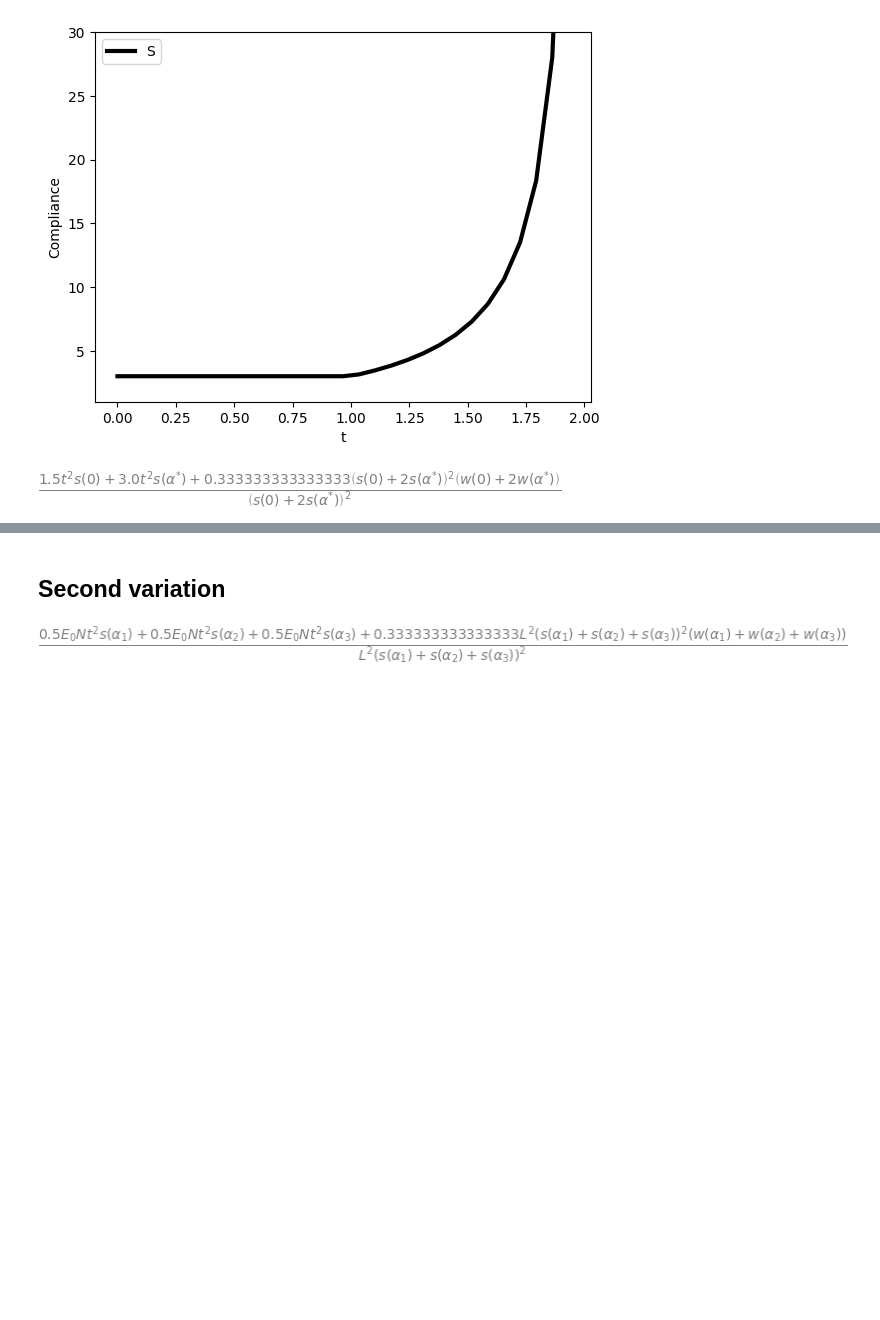
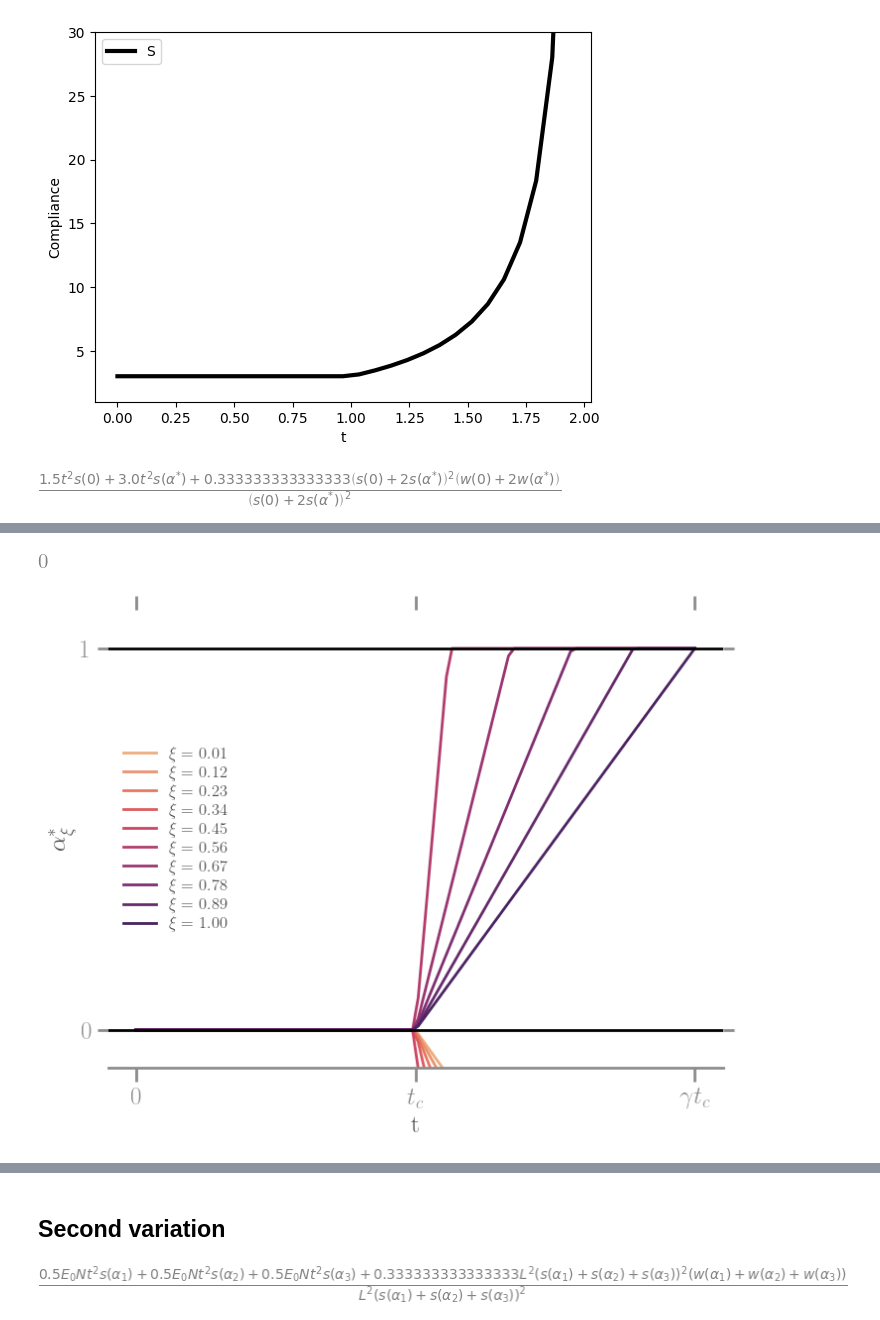
Before and after one commit to kumiori/indiscrete, a Jupyter notebook: playground/discrete-bar-symbolic.ipynb, the cells around one changed output, grey strips where cells are left out. Saved outputs shown, nothing was run; the diff lists cells and outputs as text; code cells hidden in the pictures; blank space fills up the shorter version.

Commit message:
plotting bifurcations. Read it again...

```diff
--- a/playground/discrete-bar-symbolic.ipynb
+++ b/playground/discrete-bar-symbolic.ipynb
@@ -1190,0 +1243,9 @@ plt.ylim(1, 30)
+# %%
+_N = 3
+# _matpar = {"N": _N, "γ": 2, "E0": 1, "w1": 1, "L": 1}
+_matpar = {"N": _N, "γ": 2, "E0": 1, "w1": 1, "L": 1}
+
+
+atls = SymbolicDiscreteDamage(_matpar)
+system = ModelAnalysis(atls)
+system.criterion().subs(_matpar)
@@ -1190,0 +1254,11 @@ plt.ylim(1, 30)
+# %%
+bif_crit_xi = (
+    sp.diff(
+        system.energy_xi_bifurcations().subs({sp.symbols("α^*"): 0}), sp.symbols("α_t")
+    )
+    .replace(sp.Function("s"), system.model.s)
+    .replace(sp.Function("w"), system.model.w)
+    .simplify()
+)
+
+bif_crit_xi
@@ -1190,0 +1271,58 @@ plt.ylim(1, 30)
+# %%
+parameters = _matpar.copy()
+
+# matplotlibdefaults(palette="light", useTex=True)
+
+tc = system.critical_load(matpar=_matpar)[0][0]
+# _loads = np.linspace(0.0, float(_matpar["γ"] * tc), 100)
+_loads = np.linspace(0.0, float(parameters["γ"] * tc), 100)
+
+sols = sp.solve(bif_crit_xi, sp.symbols("α_t"))
+
+fig, ax = plt.subplots(1, 1, figsize=(8, 6))
+
+_sequence = np.linspace(0.01, 1, 10)
+palette = sns.color_palette("viridis", n_colors=10)
+palette = sns.color_palette("Paired")
+palette = sns.color_palette("rocket", as_cmap=True)
+palette = sns.color_palette("flare", as_cmap=True)
+
+
+for _xi in _sequence:
+    parameters.update({sp.symbols("xi"): _xi})
+    _sols = [sol.subs(parameters) for sol in sols]
+    idx = system.positive_solution_wrt_t(parameters)
+    bounded_sol = sp.Piecewise((_sols[idx], t >= tc), (0, t < tc))
+    _f = sp.lambdify(t, bounded_sol, "numpy")
+    ax.plot(
+        _loads,
+        np.minimum(_f(_loads), 1),
+        label=f"$\\xi = {_xi:.2f}$",
+        color=palette(_xi),
+    )
+
+plt.axhline(0, c="k")
+plt.axhline(1, c="k")
+plt.legend()
+plt.ylabel("$\\alpha_\\xi^*$")
+plt.xlabel("t")
+
+ax.set_xticks([0, float(tc), parameters["γ"] * float(tc)], [0, "$t_c$", "$\gamma t_c$"])
+ax.tick_params(axis="x", which="major", direction="out", length=10, width=2, colors="k")
+
+ax.set_xticks(
+    np.arange(0.0, parameters["γ"] * float(tc)),
+    np.arange(0.0, parameters["γ"] * float(tc)),
+    minor=True,
+)
+ax.tick_params(
+    axis="x", which="minor", direction="inout", length=5, width=1, colors="k"
+)
+
+plt.yticks([0, 1])
+plt.ylim(-0.1, 1.1)
+visuals.setspines0()
+# fig.savefig(os.path.join(output_dir, 'bifurcation-by-xi.png'))
+# %% [output]
+[figure, added]
+[figure, added]
```
Also changed, not shown: parts of 9 cells of this notebook.
